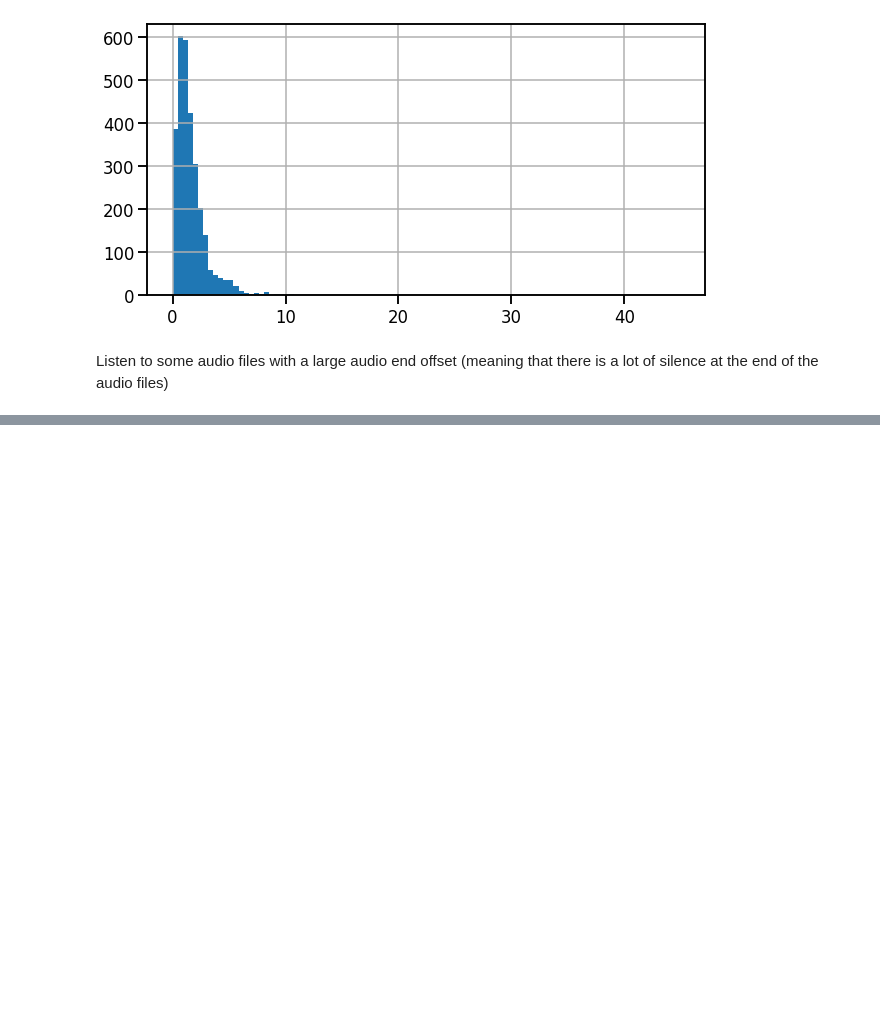
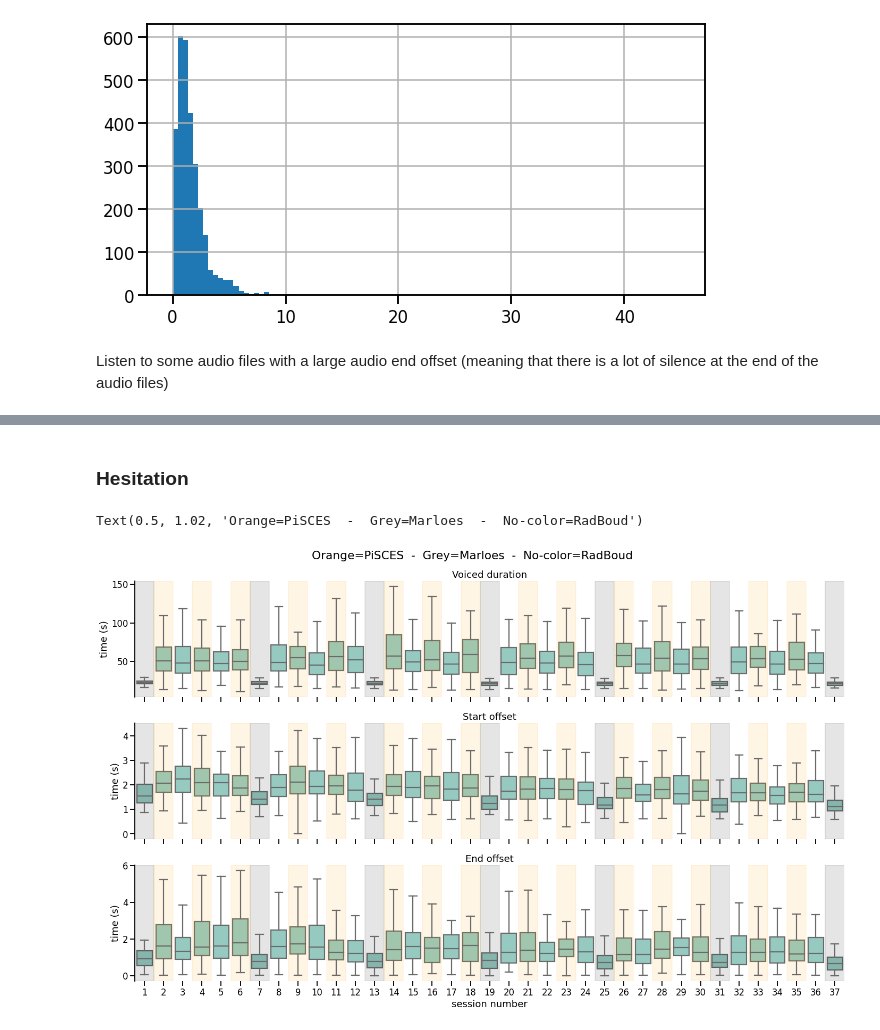
Before and after one commit to predict-idlab/gssp_analysis, a Jupyter notebook: notebooks/0.4_Process_audio_Parse_VAD_slice.ipynb, the cells around one changed output, grey strips where cells are left out. Saved outputs shown, nothing was run; the diff lists cells and outputs as text; code cells hidden in the pictures; blank space fills up the shorter version.

```diff
--- a/notebooks/0.4_Process_audio_Parse_VAD_slice.ipynb
+++ b/notebooks/0.4_Process_audio_Parse_VAD_slice.ipynb
@@ -342,0 +431,51 @@ Audio(data=np.load(arr_path).ravel()[30 * 16_000: 45 * 16_000], rate=16_000)
+# %%
+df_session_ = df_session[valid_session_no_mask].rename(
+    columns={
+        "VAD_sliced_duration_s": "voiced duration",
+        "VAD_speech_start_s": "start offset",
+        "VAD_end_offset": "end offset",
+    }
+)
+# %% [markdown]
+### Hesitation
+# %%
+g = sns.catplot(
+    data=df_session_.melt(
+        id_vars=set(df_session_.columns).difference(['voiced duration', 'start offset', 'end offset']),
+        value_vars=['voiced duration', 'start offset', 'end offset'],
+        var_name="speech characteristic",
+        value_name="time (s)",
+    )
+    .rename(columns={"session_no": "session number"}),
+    sharex=True,
+    sharey='row',
+    legend=True,
+    kind="box", showfliers=False,
+    x="session number",
+    y="time (s)",
+    row="speech characteristic",
+    # hue="DB",
+    # palette="Set3",
+    color=(0.5529411764705883, 0.8274509803921568, 0.7803921568627451),
+    # color=color_palette[3],
+    height=4,
+    aspect=5,
+    # s=3,
+)
+
+
+for ax in g.axes.flat:
+    for marloes_id in [1, 7, 13, 19, 25, 31, 37]:
+        ax.axvspan(marloes_id - 1.5, marloes_id - 0.5, alpha=0.1, color="black")
+    for pisces_id in [2, 4, 6, 9, 11, 14, 16, 18, 21, 23, 26, 28, 30, 33, 35]:
+        ax.axvspan(pisces_id - 1.5, pisces_id - 0.5, alpha=0.1, color="orange")
+    ax.spines.bottom.set_visible(False)
+    # ax.set_ylim(-2, 102)
+    ax.set_title(ax.get_title().split("=")[1].strip().capitalize())
+
+g.fig.suptitle(
+    "Orange=PiSCES  -  Grey=Marloes  -  No-color=RadBoud", y=1.02
+)
+# %% [output]
+Text(0.5, 1.02, 'Orange=PiSCES  -  Grey=Marloes  -  No-color=RadBoud')
+[figure, added]
```
Also changed, not shown: parts of 10 cells of this notebook.
